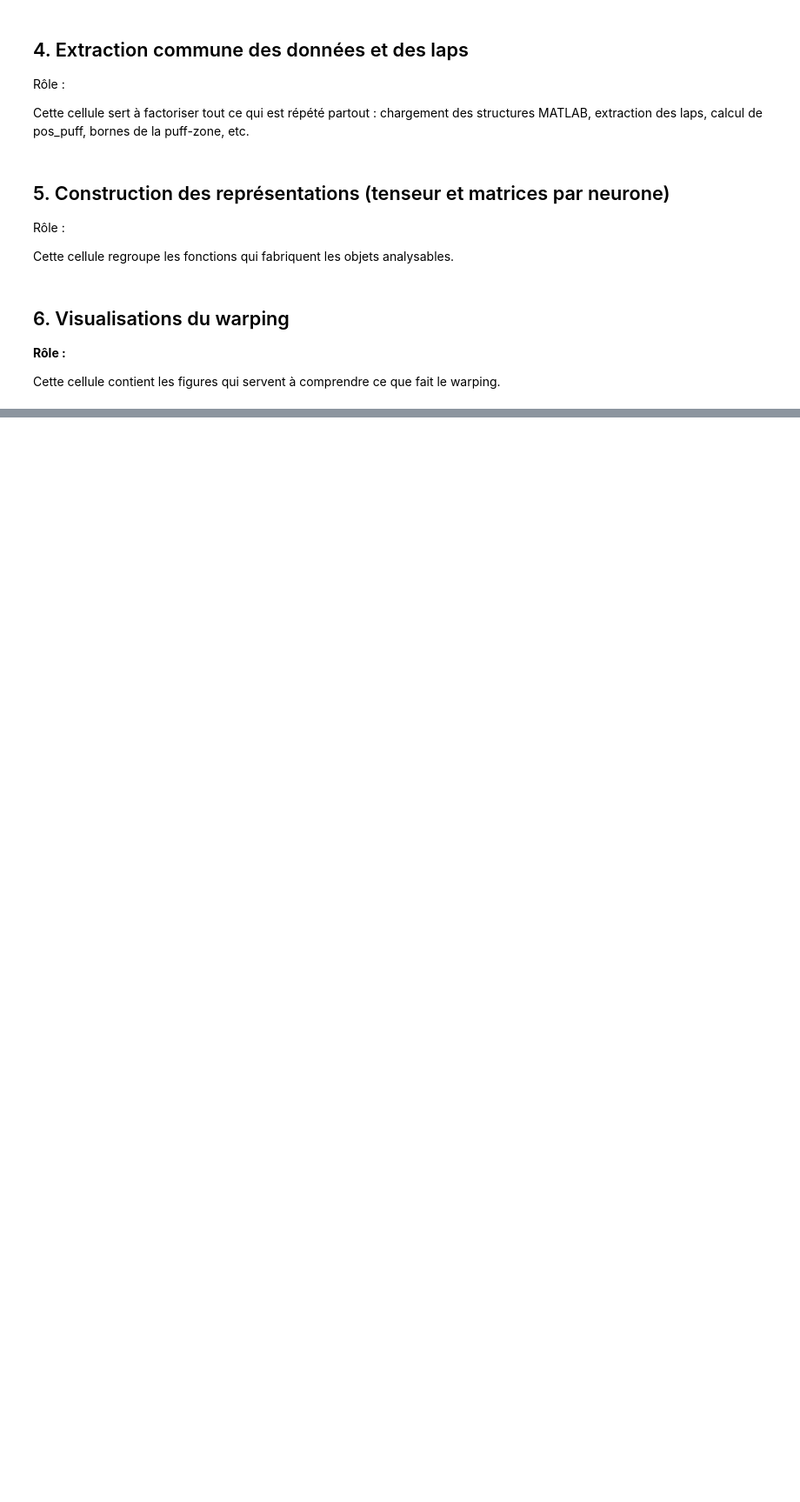
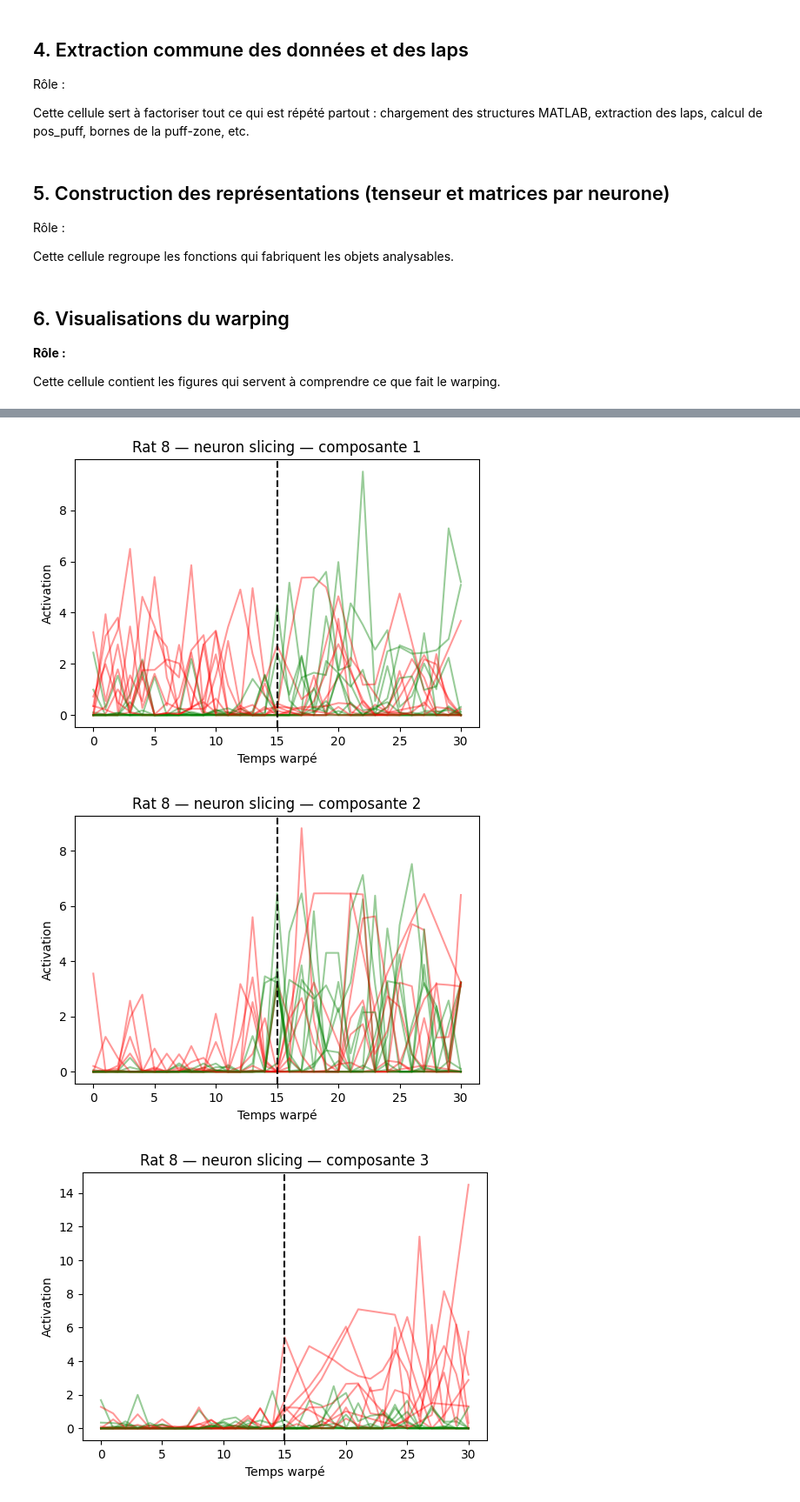
Before and after one commit to Clairaxe/Stage, a Jupyter notebook: projet/main/3_TimeWarp.ipynb, the cells around one changed output, grey strips where cells are left out. Shown at 87% size. Cells and saved outputs as stored; diff of their text form; code cells hidden in the pictures; blank space fills up the shorter version.

```diff
--- a/projet/main/3_TimeWarp.ipynb
+++ b/projet/main/3_TimeWarp.ipynb
@@ -902,0 +921,41 @@ W, H, model = run_nmf(M, n_components=5, seed=0)
+# %%
+X8_hb_puff, info8_hb_puff = build_warped_lap_tensor(
+    data_8,
+    session="run",
+    dt_ms=50,
+    use_regions="HPC",
+    excit_only=True,
+    restrict_to_puff_zone=True,
+    n_time_bins=31,
+    warp_mode="puff_time",
+)
+
+M8_neuron = tensor_to_neuron_slicing(X8_hb_puff)
+W8_neuron, H8_neuron, nmf8_neuron = run_nmf(M8_neuron, n_components=5, seed=0)
+
+K = H8_neuron.shape[0]
+N, T, L = X8_hb_puff.shape
+H8_neuron_tensor = H8_neuron.reshape(K, T, L)
+
+for k in range(K):
+    plt.figure(figsize=(6, 4))
+    for l in range(L):
+        col = "red" if info8_hb_puff["lap_labels"][l] else "green"
+        plt.plot(H8_neuron_tensor[k, :, l], color=col, alpha=0.4)
+    plt.axvline(T // 2, color="black", linestyle="--")
+    plt.title(f"Rat 8 — neuron slicing — composante {k+1}")
+    plt.xlabel("Temps warpé")
+    plt.ylabel("Activation")
+    plt.show()
+
+plt.figure(figsize=(6, 4))
+plt.imshow(W8_neuron, aspect="auto", cmap="viridis")
+plt.xlabel("Composante")
+plt.ylabel("Neurone")
+plt.title("Rat 8 — NMF neuron slicing — matrice W")
+plt.colorbar(label="Poids")
+plt.show()
+# %% [output]
+[figure, added]
+[figure, added]
+[figure, added]
```
Also changed, not shown: parts of 19 cells of this notebook, 3 other files.
